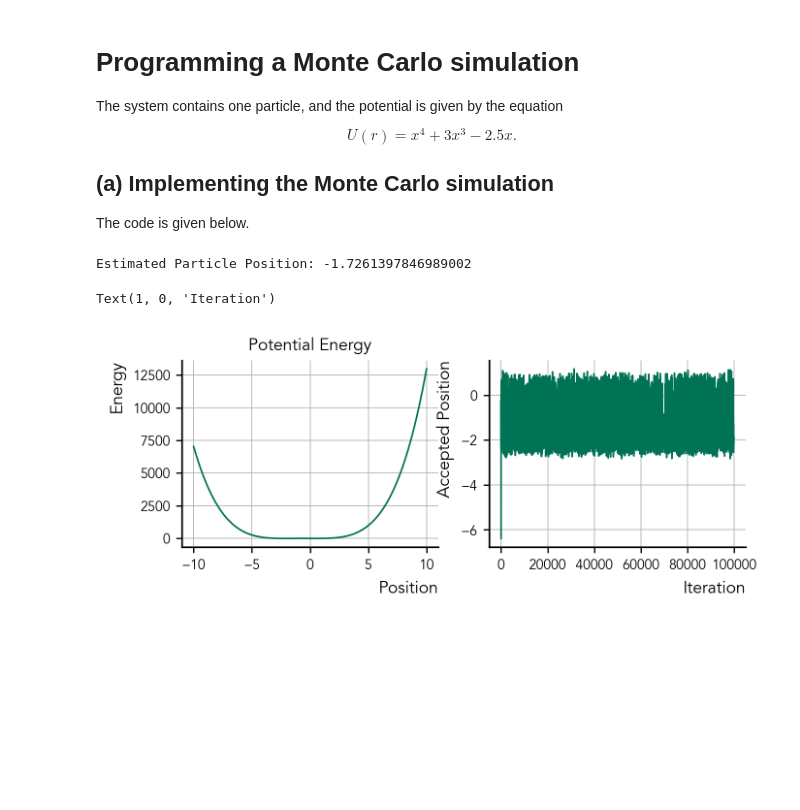
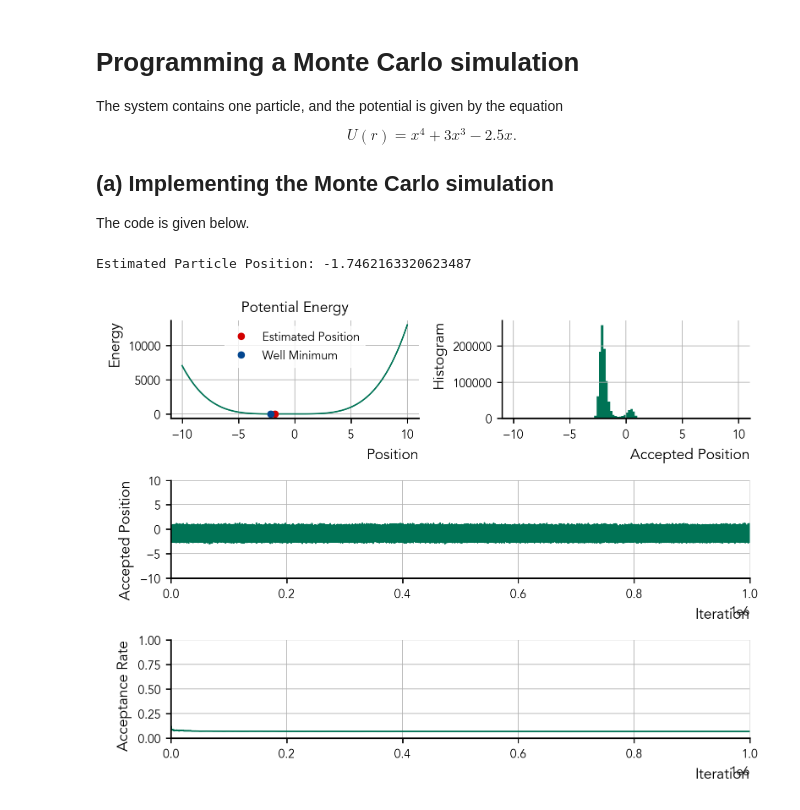
Before and after one commit to Kubiczek36/computational_physics, a Jupyter notebook: exam/exam_dokulil.ipynb, the cells around one changed output. Saved outputs shown, nothing was run; the diff lists cells and outputs as text; code cells hidden in the pictures; blank space fills up the shorter version.

```diff
--- a/exam/exam_dokulil.ipynb
+++ b/exam/exam_dokulil.ipynb
@@ -45,57 +46,80 @@ import numpy as np
 plt.style.use('scandic')
 # %%
 def potential_energy(x):
+    '''
+    Potential energy of a particle in a 1D potential well.
+    '''
     return x**4 + 3*x**3 - 2.5*x
 
-def monte_carlo_simulation(num_iterations, displacement_range):
-    # Initialize the particle position randomly within the given range
+def monte_carlo_simulation(num_iterations, displacement_range, potential_energy = potential_energy, k_bT = 1):
+    '''
+    Monte Carlo simulation of a particle in a 1D potential well.
+    '''
     current_position = np.random.uniform(*displacement_range)
     accepted_positions = []
+    num_accepted = 0
+    acc_rate = np.zeros(num_iterations)
 
-    for _ in range(num_iterations):
-        # Calculate the potential energy at the current position
+    for i in range(num_iterations):
         current_energy = potential_energy(current_position)
 
-        # Choose a random displacement for the particle position
         displacement = np.random.uniform(*displacement_range)
 
-        # Calculate the potential energy at the new position
         new_position = current_position + displacement
         new_energy = potential_energy(new_position)
 
-        # Calculate the acceptance probability
-        acceptance_probability = np.exp(-(new_energy - current_energy))
+        acceptance_probability = np.exp(-(new_energy - current_energy) / k_bT)
 
-        # Accept or reject the new position based on the acceptance probability
-        if np.random.rand() <= acceptance_probability:
+        if np.random.rand() <= acceptance_probability: # this is not correct
             current_position = new_position
+            num_accepted += 1
 
-        # Store the accepted position
         accepted_positions.append(current_position)
+        acc_rate[i] = num_accepted / (i+1)
 
-    # Estimate the particle position by averaging the accepted positions
     estimated_position = np.mean(accepted_positions)
-    return estimated_position, accepted_positions
+    return estimated_position, accepted_positions, acc_rate
 
-# Example usage
-num_iterations = 100000  # Adjust the number of iterations as needed
-displacement_range = (-10, 10)  # Adjust the range of displacements as needed
+num_iterations = 1000000
+displacement_range = (-10, 10)
 
-estimated_position, accepted_positions = monte_carlo_simulation(num_iterations, displacement_range)
+estimated_position, accepted_positions, acc_rate = monte_carlo_simulation(num_iterations, displacement_range)
 print("Estimated Particle Position:", estimated_position)
 
-fig, ax = plt.subplots(1, 2, figsize=(6, 2))
+
+# plotting
+G = gridspec.GridSpec(3, 2)
+
+ax = [plt.subplot(G[0, 0]), plt.subplot(G[1, :]), plt.subplot(G[0, 1]), plt.subplot(G[2, :])]
 
 ax[0].set_title("Potential Energy")
 ax[0].set_ylabel("Energy")
 ax[0].set_xlabel("Position")
 x = np.linspace(*displacement_range, 100)
 ax[0].plot(x, potential_energy(x))
+ax[0].plot(estimated_position, potential_energy(estimated_position), 'o', label="Estimated Position")
+ax[0].plot(x[np.argmin(potential_energy(x))], np.min(potential_energy(x)), 'o', label="Well Minimum")
+ax[0].legend()
 
 ax[1].plot(accepted_positions)
 ax[1].set_ylabel("Accepted Position")
 ax[1].set_xlabel("Iteration")
+ax[1].set_ylim(displacement_range)
+ax[1].set_xlim(0, num_iterations)
+
+# Plot a histogram of the accepted positions within the given range
+ax[2].hist(accepted_positions, bins=100, range=displacement_range)
+ax[2].set_xlabel("Accepted Position")
+ax[2].set_ylabel("Histogram")
+
+ax[3].plot(acc_rate)
+ax[3].set_xlabel("Iteration")
+ax[3].set_ylabel("Acceptance Rate")
+ax[3].set_ylim(0, 1)
+ax[3].set_xlim(0, num_iterations)
+
+# tight layout
+plt.tight_layout()
 # %% [output]
-Estimated Particle Position: -1.7261397846989002
+Estimated Particle Position: -1.7462163320623487
-Text(1, 0, 'Iteration')
-[figure, old version]
+[figure, new version]
```
Also changed, not shown: parts of 22 cells of this notebook.
